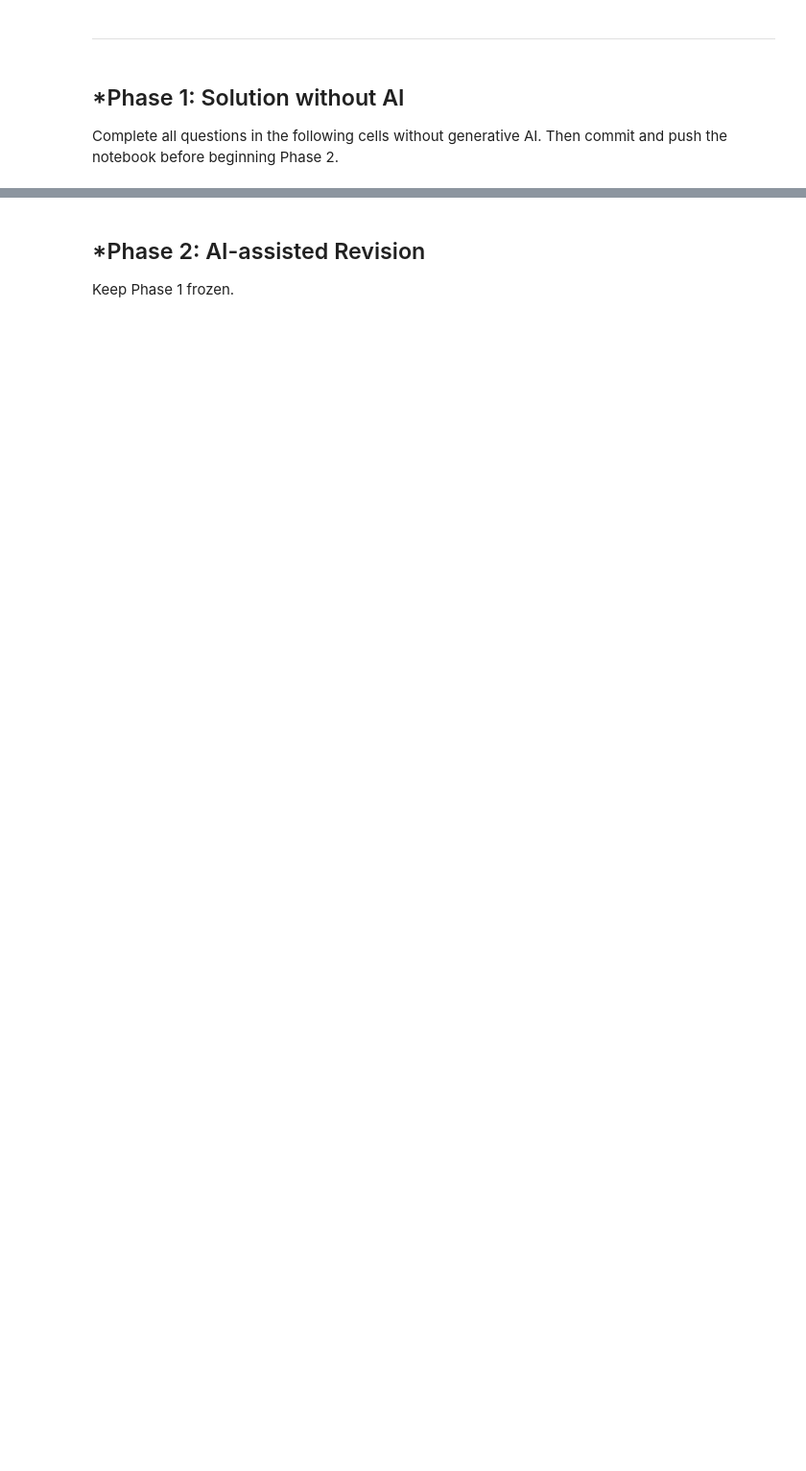
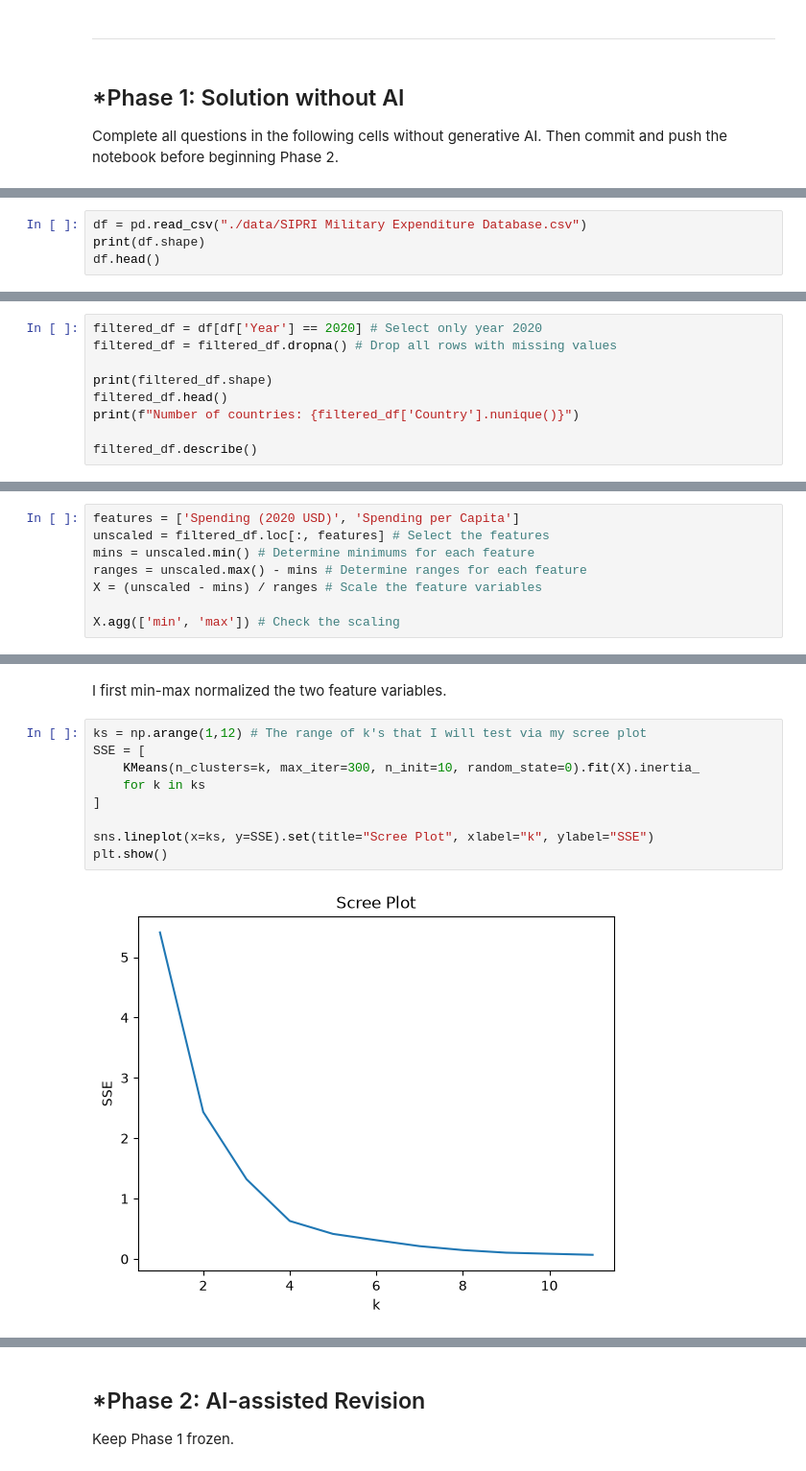
Before and after one commit to eviemcmahan/A04-clustering, a Jupyter notebook: notebook.ipynb, the cells around one changed output, grey strips where cells are left out. Shown at 96% size. Saved outputs shown, nothing was run; the diff lists cells and outputs as text; blank space fills up the shorter version.

```diff
--- a/notebook.ipynb
+++ b/notebook.ipynb
@@ -60,0 +137,4 @@ notebook before beginning Phase 2.
+# %%
+df = pd.read_csv("./data/SIPRI Military Expenditure Database.csv")
+print(df.shape)
+df.head()
@@ -60,0 +149,9 @@ notebook before beginning Phase 2.
+# %%
+filtered_df = df[df['Year'] == 2020] # Select only year 2020
+filtered_df = filtered_df.dropna() # Drop all rows with missing values
+
+print(filtered_df.shape)
+filtered_df.head()
+print(f"Number of countries: {filtered_df['Country'].nunique()}")
+
+filtered_df.describe()
@@ -60,0 +199,8 @@ notebook before beginning Phase 2.
+# %%
+features = ['Spending (2020 USD)', 'Spending per Capita']
+unscaled = filtered_df.loc[:, features] # Select the features
+mins = unscaled.min() # Determine minimums for each feature
+ranges = unscaled.max() - mins # Determine ranges for each feature
+X = (unscaled - mins) / ranges # Scale the feature variables
+
+X.agg(['min', 'max']) # Check the scaling
@@ -60,0 +211,13 @@ notebook before beginning Phase 2.
+# %% [markdown]
+I first min-max normalized the two feature variables.
+# %%
+ks = np.arange(1,12) # The range of k's that I will test via my scree plot
+SSE = [
+    KMeans(n_clusters=k, max_iter=300, n_init=10, random_state=0).fit(X).inertia_
+    for k in ks
+]
+
+sns.lineplot(x=ks, y=SSE).set(title="Scree Plot", xlabel="k", ylabel="SSE")
+plt.show()
+# %% [output]
+[figure, added]
```
Also changed, not shown: parts of 101 cells of this notebook.
